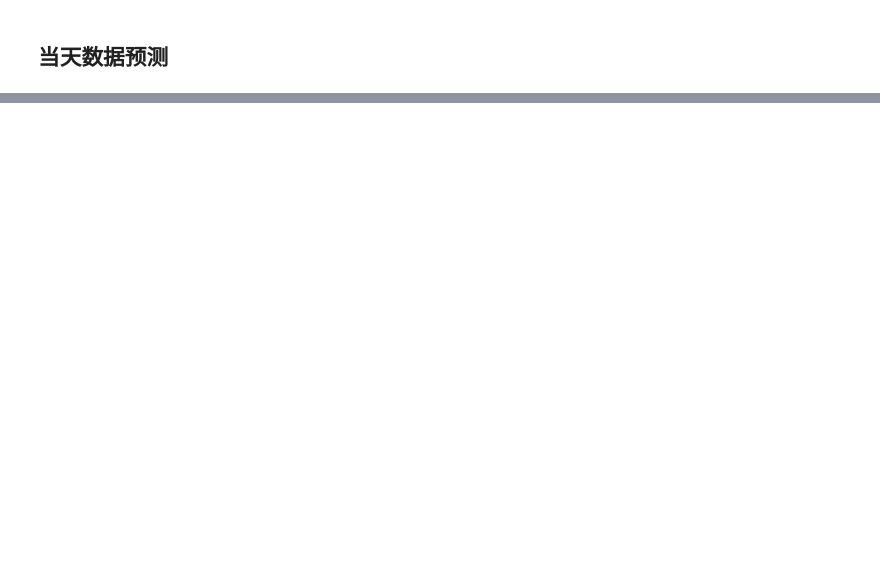
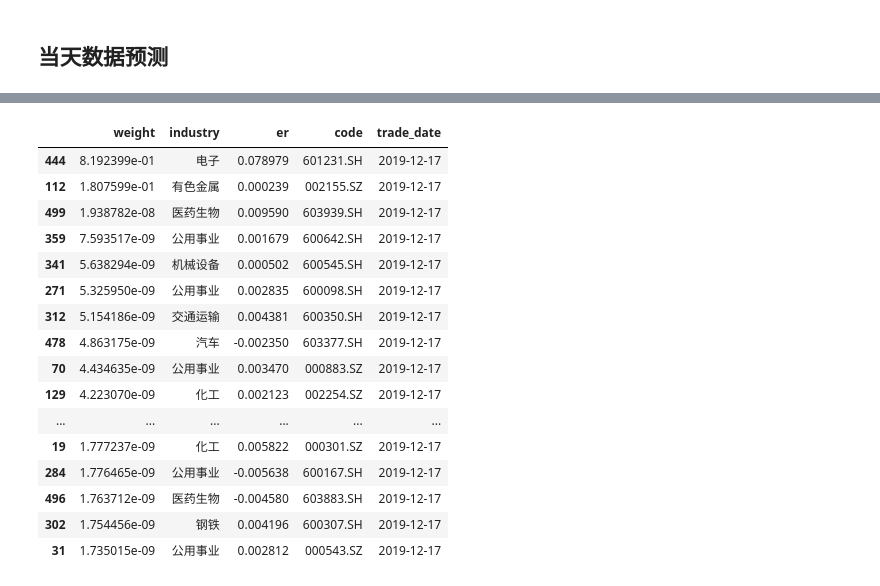
Before and after one commit to STHSF/MultiFactors, a Jupyter notebook: src/stacking/notebooks/cross_section/run_realtime.ipynb, the cells around one changed output, grey strips where cells are left out. Saved outputs shown, nothing was run; the diff lists cells and outputs as text; code cells hidden in the pictures; blank space fills up the shorter version.

```diff
--- a/src/stacking/notebooks/cross_section/run_realtime.ipynb
+++ b/src/stacking/notebooks/cross_section/run_realtime.ipynb
@@ -26,11 +26,10 @@ engine = SqlEngine(data_source)
 universe = Universe('zz500')
 freq = '5b'
 benchmark_code = 905
-start_date = '2009-12-01'    # 训练集的起始时间
+start_date = '2009-12-08'    # 训练集的起始时间
 # start_date = '2019-10-17'  # 训练集的起始时间
-end_date = '2019-12-10'
+end_date = '2019-12-17'
 ref_dates = makeSchedule(start_date, end_date, freq, 'china.sse')
 horizon = map_freq(freq)
 industry_name = 'sw'
 industry_level = 1
-ref_dates
@@ -502,4 +510,4 @@ tune_record.sort_values(by='weight', ascending=False)[:20]
 # %%
-aa = tune_record.sort_values(by='weight', ascending=False)[:50]
-aa['weight'] = aa['weight'] / aa['weight'].sum()
+res = tune_record.sort_values(by='weight', ascending=False)[:50]
+res['weight'] = res['weight'] / res['weight'].sum()
 # %%
@@ -508,0 +515,20 @@ aa
+# %%
+res
+# %% [output]
+|  | weight | industry | er | code | trade_date |
+| 444 | 8.192399e-01 | 电子 | 0.078979 | 601231.SH | 2019-12-17 |
+| 112 | 1.807599e-01 | 有色金属 | 0.000239 | 002155.SZ | 2019-12-17 |
+| 499 | 1.938782e-08 | 医药生物 | 0.009590 | 603939.SH | 2019-12-17 |
+| 359 | 7.593517e-09 | 公用事业 | 0.001679 | 600642.SH | 2019-12-17 |
+| 341 | 5.638294e-09 | 机械设备 | 0.000502 | 600545.SH | 2019-12-17 |
+| 271 | 5.325950e-09 | 公用事业 | 0.002835 | 600098.SH | 2019-12-17 |
+| 312 | 5.154186e-09 | 交通运输 | 0.004381 | 600350.SH | 2019-12-17 |
+| 478 | 4.863175e-09 | 汽车 | -0.002350 | 603377.SH | 2019-12-17 |
+| 70 | 4.434635e-09 | 公用事业 | 0.003470 | 000883.SZ | 2019-12-17 |
+| 129 | 4.223070e-09 | 化工 | 0.002123 | 002254.SZ | 2019-12-17 |
+| ... | ... | ... | ... | ... | ... |
+| 19 | 1.777237e-09 | 化工 | 0.005822 | 000301.SZ | 2019-12-17 |
+| 284 | 1.776465e-09 | 公用事业 | -0.005638 | 600167.SH | 2019-12-17 |
+| 496 | 1.763712e-09 | 医药生物 | -0.004580 | 603883.SH | 2019-12-17 |
+| 302 | 1.754456e-09 | 钢铁 | 0.004196 | 600307.SH | 2019-12-17 |
+| 31 | 1.735015e-09 | 公用事业 | 0.002812 | 000543.SZ | 2019-12-17 |
```
Also changed, not shown: parts of 14 cells of this notebook, 1 other file.
